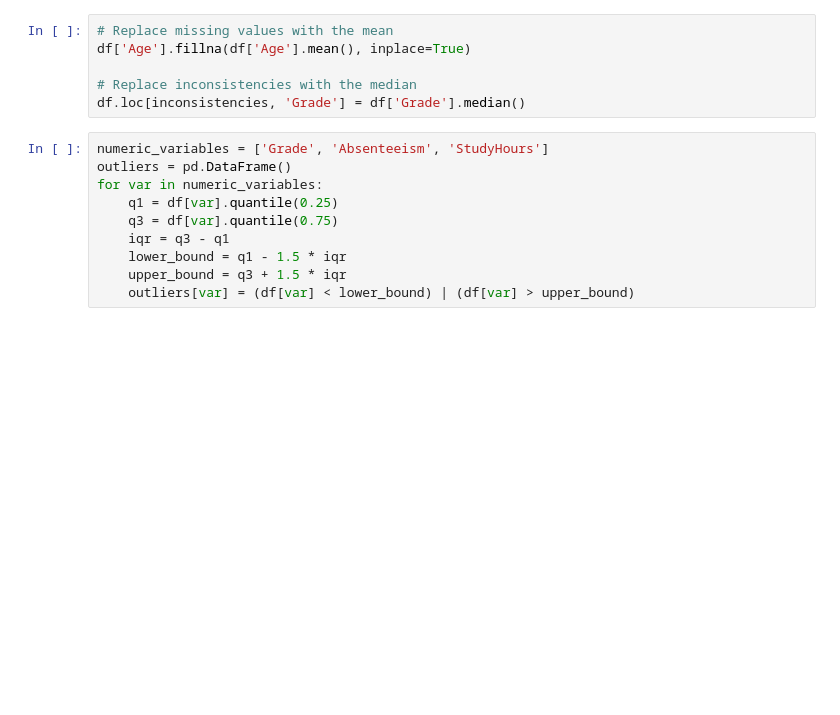
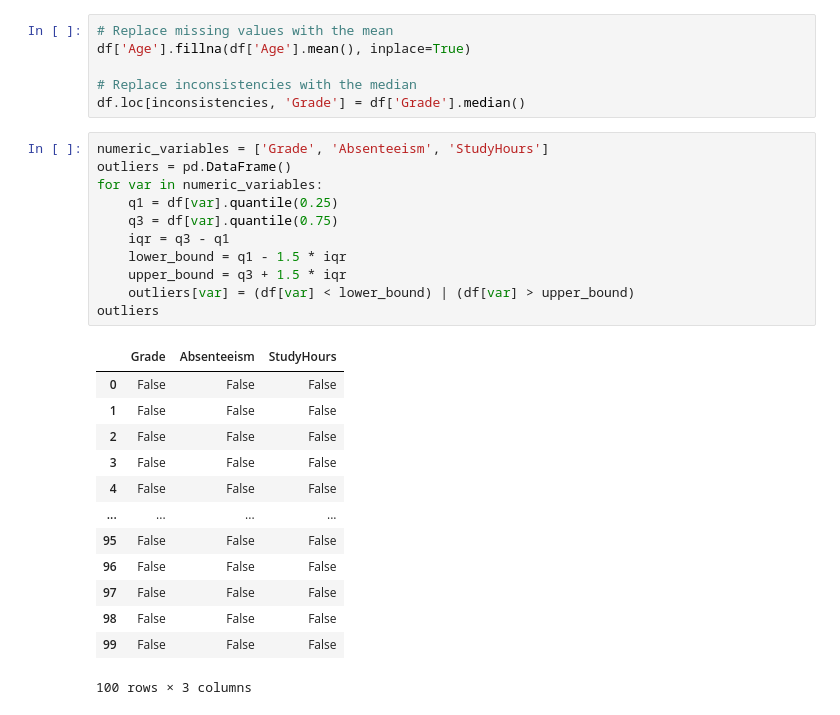
Before and after one commit to Utkarsh7588/DSBDAL, a Jupyter notebook: assignment02/Untitled.ipynb, the cells around one changed output. Cells and saved outputs as stored; diff of their text form; blank space fills up the shorter version.

```diff
--- a/assignment02/Untitled.ipynb
+++ b/assignment02/Untitled.ipynb
@@ -38,11 +25,26 @@ df.loc[inconsistencies, 'Grade'] = df['Grade'].median()
 # %%
 numeric_variables = ['Grade', 'Absenteeism', 'StudyHours']
 outliers = pd.DataFrame()
 for var in numeric_variables:
     q1 = df[var].quantile(0.25)
     q3 = df[var].quantile(0.75)
     iqr = q3 - q1
     lower_bound = q1 - 1.5 * iqr
     upper_bound = q3 + 1.5 * iqr
     outliers[var] = (df[var] < lower_bound) | (df[var] > upper_bound)
+outliers
+# %% [output]
+|  | Grade | Absenteeism | StudyHours |
+| 0 | False | False | False |
+| 1 | False | False | False |
+| 2 | False | False | False |
+| 3 | False | False | False |
+| 4 | False | False | False |
+| ... | ... | ... | ... |
+| 95 | False | False | False |
+| 96 | False | False | False |
+| 97 | False | False | False |
+| 98 | False | False | False |
+| 99 | False | False | False |
+100 rows × 3 columns
 # %%
```
Also changed, not shown: parts of 3 cells of this notebook, 6 other files.
